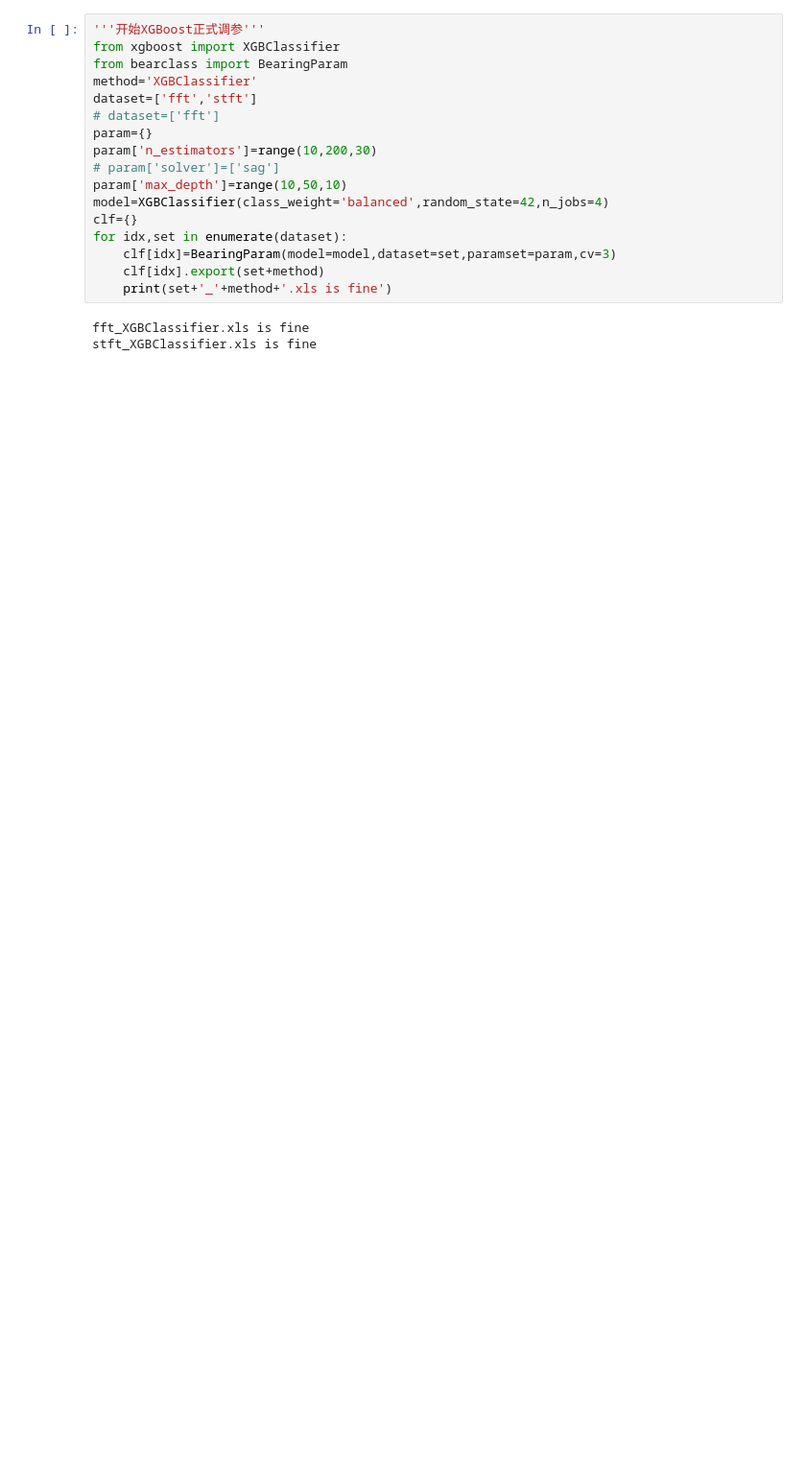
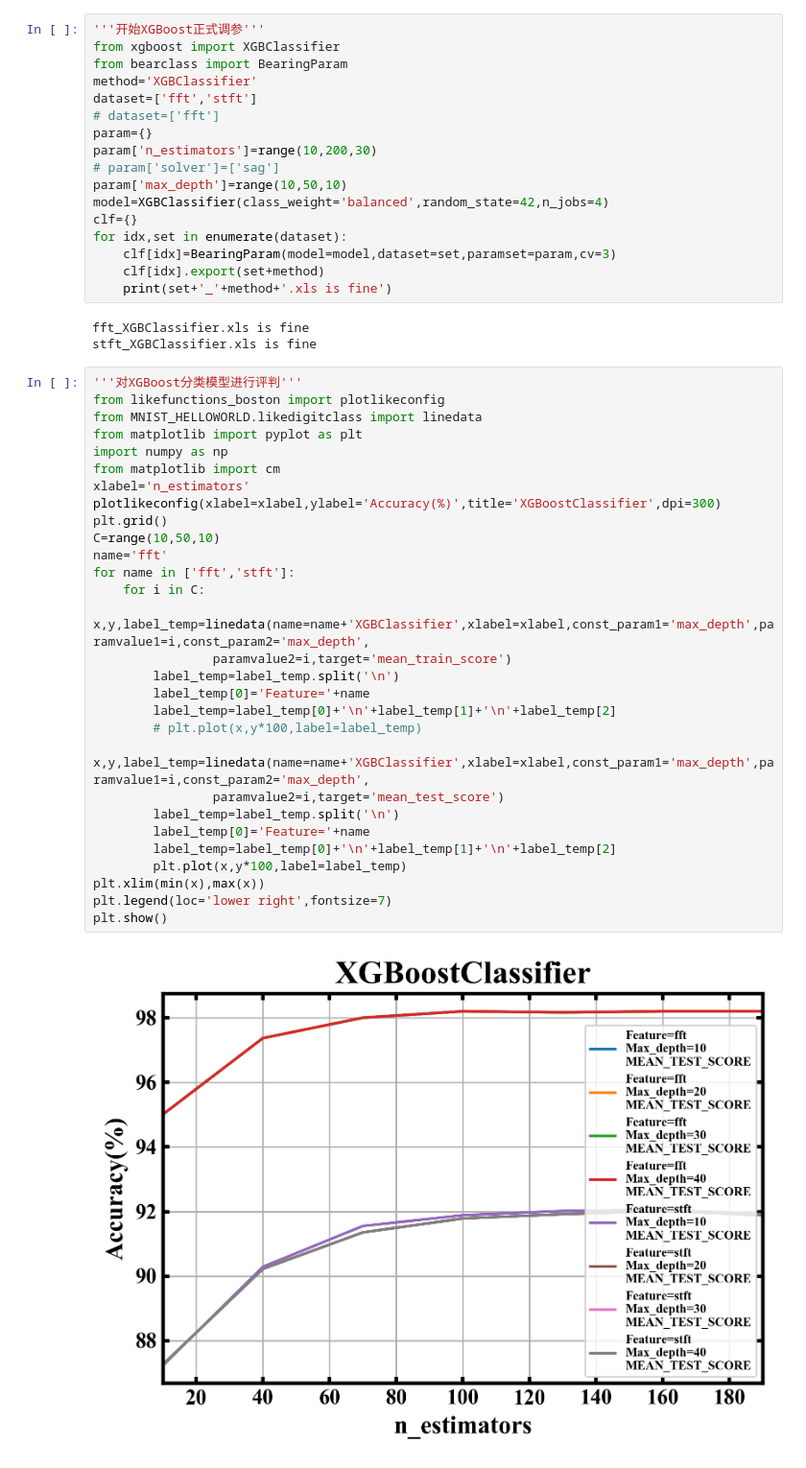
Before and after one commit to Time-Magic/Traning_code, a Jupyter notebook: CaseWesternReserveUniversityData/Question3.ipynb, the cells around one changed output. Shown at 96% size. Cells and saved outputs as stored; diff of their text form; blank space fills up the shorter version.

```diff
--- a/CaseWesternReserveUniversityData/Question3.ipynb
+++ b/CaseWesternReserveUniversityData/Question3.ipynb
@@ -310,3 +310,34 @@ for idx,set in enumerate(dataset):
 # %% [output]
 fft_XGBClassifier.xls is fine
 stft_XGBClassifier.xls is fine
+# %%
+'''对XGBoost分类模型进行评判'''
+from likefunctions_boston import plotlikeconfig
+from MNIST_HELLOWORLD.likedigitclass import linedata
+from matplotlib import pyplot as plt
+import numpy as np
+from matplotlib import cm
+xlabel='n_estimators'
+plotlikeconfig(xlabel=xlabel,ylabel='Accuracy(%)',title='XGBoostClassifier',dpi=300)
+plt.grid()
+C=range(10,50,10)
+name='fft'
+for name in ['fft','stft']:
+    for i in C:
+        x,y,label_temp=linedata(name=name+'XGBClassifier',xlabel=xlabel,const_param1='max_depth',paramvalue1=i,const_param2='max_depth',
+                paramvalue2=i,target='mean_train_score')
+        label_temp=label_temp.split('\n')
+        label_temp[0]='Feature='+name
+        label_temp=label_temp[0]+'\n'+label_temp[1]+'\n'+label_temp[2]
+        # plt.plot(x,y*100,label=label_temp)
+        x,y,label_temp=linedata(name=name+'XGBClassifier',xlabel=xlabel,const_param1='max_depth',paramvalue1=i,const_param2='max_depth',
+                paramvalue2=i,target='mean_test_score')
+        label_temp=label_temp.split('\n')
+        label_temp[0]='Feature='+name
+        label_temp=label_temp[0]+'\n'+label_temp[1]+'\n'+label_temp[2]
+        plt.plot(x,y*100,label=label_temp)
+plt.xlim(min(x),max(x))
+plt.legend(loc='lower right',fontsize=7)
+plt.show()
+# %% [output]
+[figure, added]
```
Also changed, not shown: parts of 5 cells of this notebook, 2 other files.
